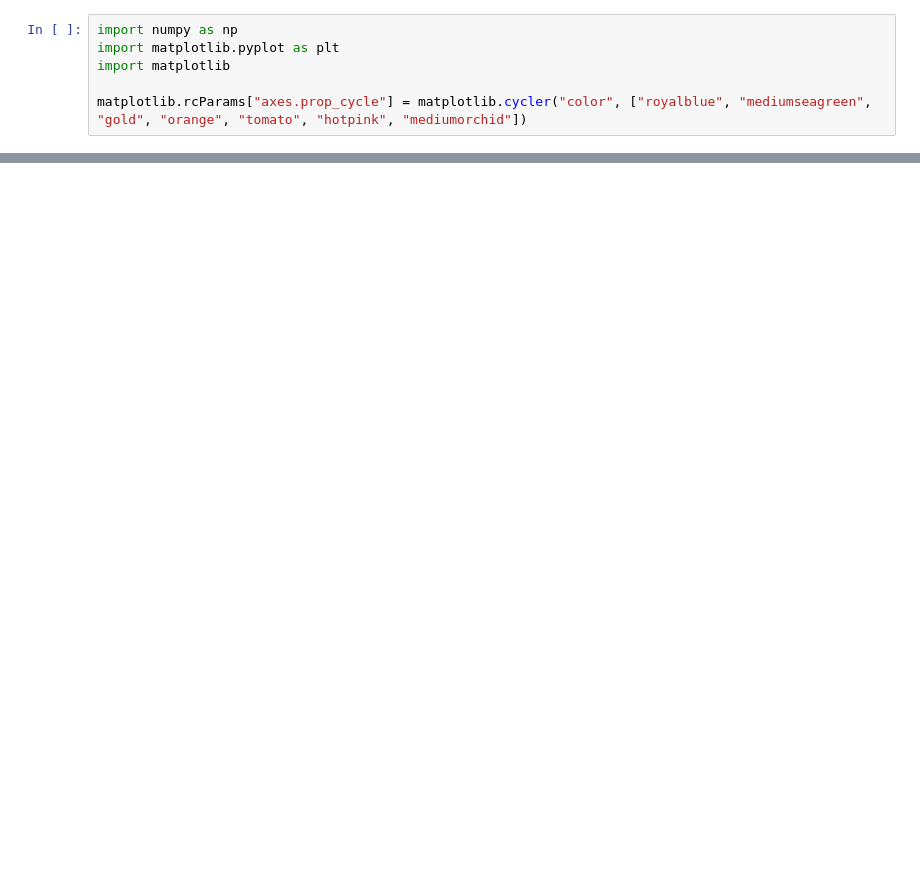
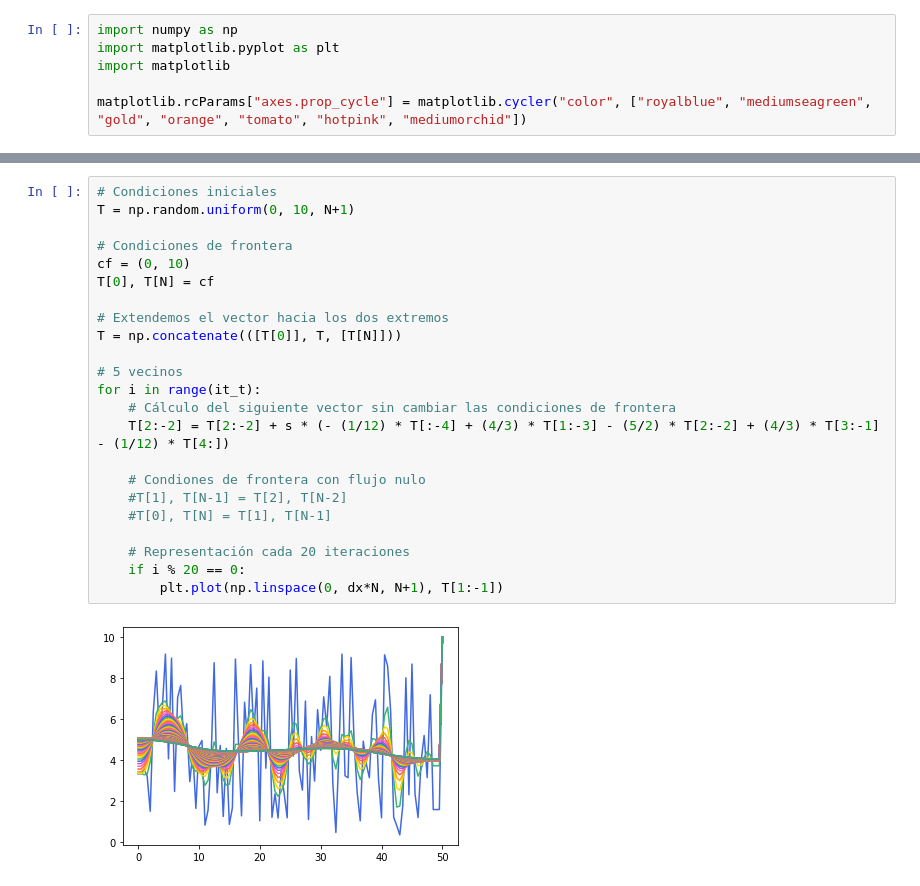
Before and after one commit to eerii/cilantro, a Jupyter notebook: tema_07/transporte.ipynb, the cells around one changed output, grey strips where cells are left out. Drawn from its saved outputs; the diff is of its cells as text; blank space fills up the shorter version.

```diff
--- a/tema_07/transporte.ipynb
+++ b/tema_07/transporte.ipynb
@@ -52,0 +95,25 @@ Estabilidad: 0.0400
+# %%
+# Condiciones iniciales
+T = np.random.uniform(0, 10, N+1)
+
+# Condiciones de frontera
+cf = (0, 10)
+T[0], T[N] = cf
+
+# Extendemos el vector hacia los dos extremos
+T = np.concatenate(([T[0]], T, [T[N]]))
+
+# 5 vecinos
+for i in range(it_t):
+    # Cálculo del siguiente vector sin cambiar las condiciones de frontera
+    T[2:-2] = T[2:-2] + s * (- (1/12) * T[:-4] + (4/3) * T[1:-3] - (5/2) * T[2:-2] + (4/3) * T[3:-1] - (1/12) * T[4:])
+
+    # Condiones de frontera con flujo nulo
+    #T[1], T[N-1] = T[2], T[N-2]
+    #T[0], T[N] = T[1], T[N-1]
+
+    # Representación cada 20 iteraciones
+    if i % 20 == 0:
+        plt.plot(np.linspace(0, dx*N, N+1), T[1:-1])
+# %% [output]
+[figure, added]
```
Also changed, not shown: parts of 9 cells of this notebook.
